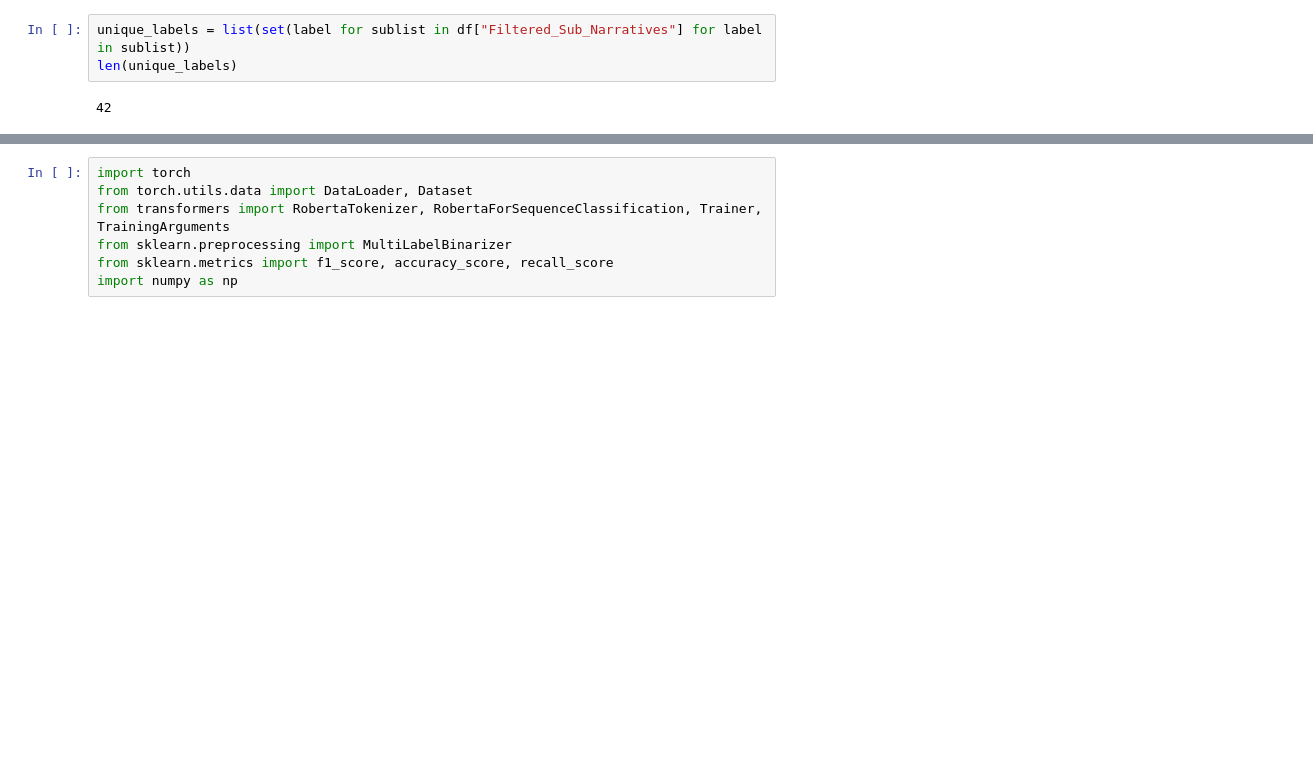
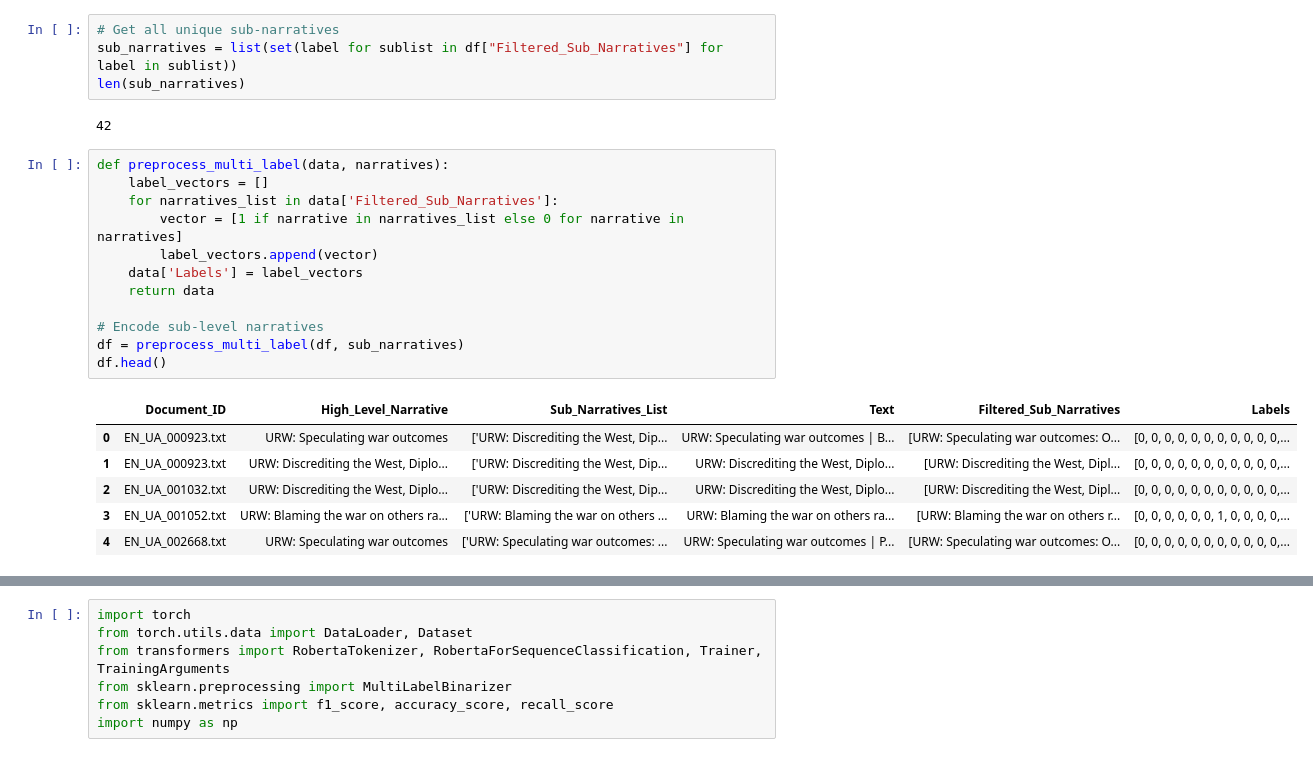
Before and after one commit to parsaeisa/Narrangers, a Jupyter notebook: urwSubTask_V1.0.ipynb, the cells around one changed output, grey strips where cells are left out. Saved outputs shown, nothing was run; the diff lists cells and outputs as text; blank space fills up the shorter version.

```diff
--- a/urwSubTask_V1.0.ipynb
+++ b/urwSubTask_V1.0.ipynb
@@ -91,7 +91,27 @@ df['Filtered_Sub_Narratives']
 263                   [URW: Russia is the Victim: Other]
 Name: Filtered_Sub_Narratives, Length: 264, dtype: object
 # %%
-unique_labels = list(set(label for sublist in df["Filtered_Sub_Narratives"] for label in sublist))
-len(unique_labels)
+# Get all unique sub-narratives
+sub_narratives = list(set(label for sublist in df["Filtered_Sub_Narratives"] for label in sublist))
+len(sub_narratives)
 # %% [output]
 42
+# %%
+def preprocess_multi_label(data, narratives):
+    label_vectors = []
+    for narratives_list in data['Filtered_Sub_Narratives']:
+        vector = [1 if narrative in narratives_list else 0 for narrative in narratives]
+        label_vectors.append(vector)
+    data['Labels'] = label_vectors
+    return data
+
+# Encode sub-level narratives
+df = preprocess_multi_label(df, sub_narratives)
+df.head()
+# %% [output]
+|  | Document_ID | High_Level_Narrative | Sub_Narratives_List | Text | Filtered_Sub_Narratives | Labels |
+| 0 | EN_UA_000923.txt | URW: Speculating war outcomes | ['URW: Discrediting the West, Dip... | URW: Speculating war outcomes | B... | [URW: Speculating war outcomes: O... | [0, 0, 0, 0, 0, 0, 0, 0, 0, 0, 0,... |
+| 1 | EN_UA_000923.txt | URW: Discrediting the West, Diplo... | ['URW: Discrediting the West, Dip... | URW: Discrediting the West, Diplo... | [URW: Discrediting the West, Dipl... | [0, 0, 0, 0, 0, 0, 0, 0, 0, 0, 0,... |
+| 2 | EN_UA_001032.txt | URW: Discrediting the West, Diplo... | ['URW: Discrediting the West, Dip... | URW: Discrediting the West, Diplo... | [URW: Discrediting the West, Dipl... | [0, 0, 0, 0, 0, 0, 0, 0, 0, 0, 0,... |
+| 3 | EN_UA_001052.txt | URW: Blaming the war on others ra... | ['URW: Blaming the war on others ... | URW: Blaming the war on others ra... | [URW: Blaming the war on others r... | [0, 0, 0, 0, 0, 0, 1, 0, 0, 0, 0,... |
+| 4 | EN_UA_002668.txt | URW: Speculating war outcomes | ['URW: Speculating war outcomes: ... | URW: Speculating war outcomes | P... | [URW: Speculating war outcomes: O... | [0, 0, 0, 0, 0, 0, 0, 0, 0, 0, 0,... |
```
Also changed, not shown: parts of 9 cells of this notebook.
